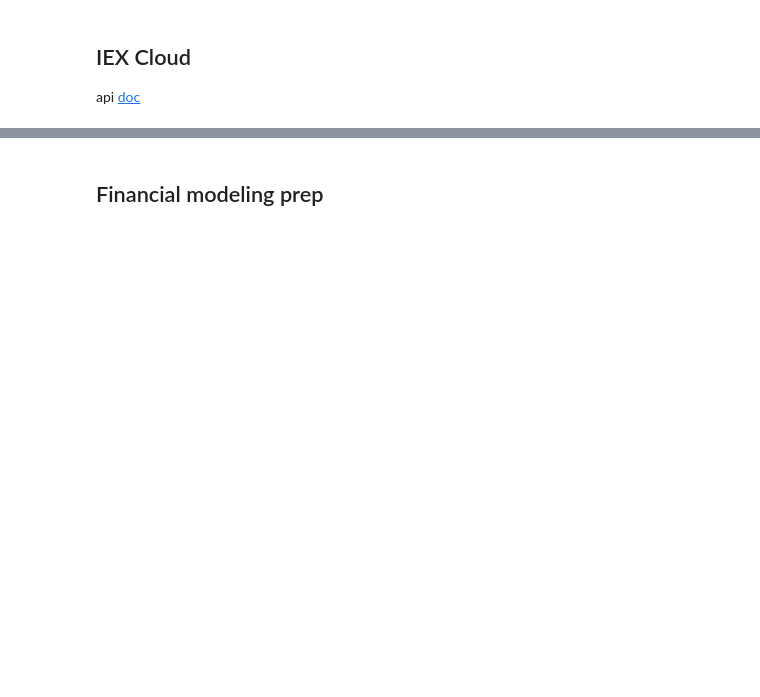
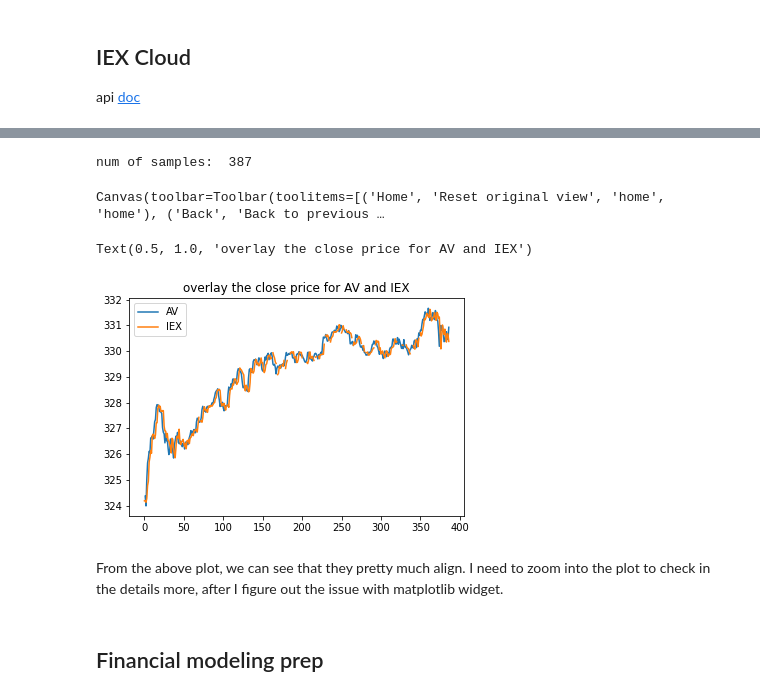
Before and after one commit to glenwang/AITrading, a Jupyter notebook: api_compare.ipynb, the cells around one changed output, grey strips where cells are left out. Cells and saved outputs as stored; diff of their text form; code cells hidden in the pictures; blank space fills up the shorter version.

Commit message:
update api compare

```diff
--- a/api_compare.ipynb
+++ b/api_compare.ipynb
@@ -108,3 +175,28 @@ data = get_jsonparsed_data(url)
+# %%
+# compare the two api output
+# %matplotlib inline
+# %matplotlib widget
+
+data_to_compare = 'close'
+
+av_close = av_df['4. close']
+iex_close = iex_df['close']
+
+
+shorter_len = min(av_close.shape[0], iex_close.shape[0])
+print('num of samples: ', shorter_len)
+plt.plot(np.arange(shorter_len-1, 0, -1), av_close[1:shorter_len], label='AV')
+plt.plot(np.arange(shorter_len), iex_close[:shorter_len], label='IEX')
+plt.legend()
+plt.title('overlay the close price for AV and IEX')
+# %% [output]
+num of samples:  387
+Canvas(toolbar=Toolbar(toolitems=[('Home', 'Reset original view', 'home', 'home'), ('Back', 'Back to previous …
+Text(0.5, 1.0, 'overlay the close price for AV and IEX')
+[figure, added]
+# %% [markdown]
+
+From the above plot, we can see that they pretty much align. I need to zoom into the plot to check in the details more, after I figure out the issue with matplotlib widget.
 # %% [markdown]
 ## Financial modeling prep
 # %%
```
Also changed, not shown: parts of 13 cells of this notebook.
